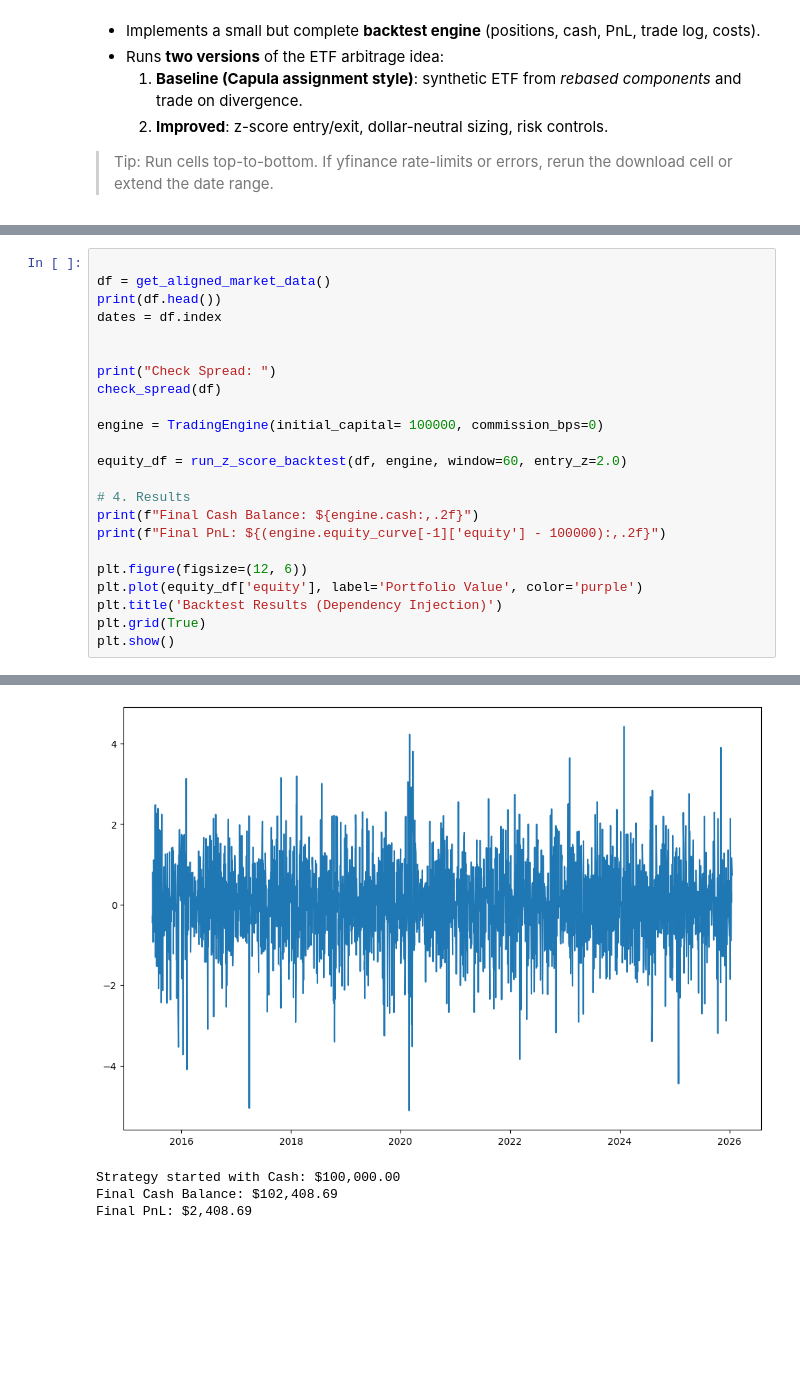
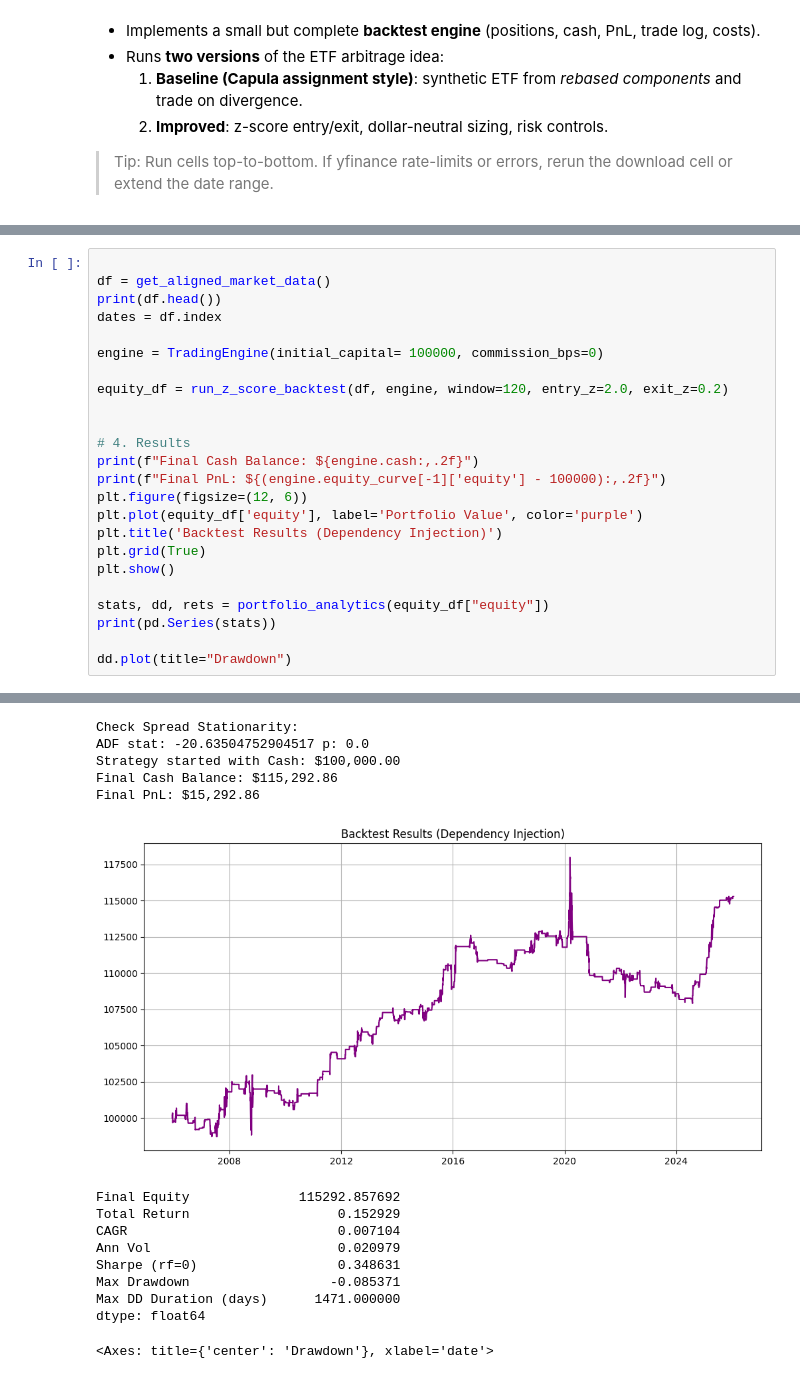
Before and after one commit to weiyuanoh/FYP, a Jupyter notebook: genk_etf_arbitrage_yfinance_demo.ipynb, the cells around one changed output, grey strips where cells are left out. Cells and saved outputs as stored; diff of their text form; blank space fills up the shorter version.

```diff
--- a/genk_etf_arbitrage_yfinance_demo.ipynb
+++ b/genk_etf_arbitrage_yfinance_demo.ipynb
@@ -293,22 +320,23 @@ df = get_aligned_market_data()
 print(df.head())
 dates = df.index
 
-
-print("Check Spread: ")
-check_spread(df)
-
 engine = TradingEngine(initial_capital= 100000, commission_bps=0)
 
-equity_df = run_z_score_backtest(df, engine, window=60, entry_z=2.0)
+equity_df = run_z_score_backtest(df, engine, window=120, entry_z=2.0, exit_z=0.2)
+
 
 # 4. Results
 print(f"Final Cash Balance: ${engine.cash:,.2f}")
 print(f"Final PnL: ${(engine.equity_curve[-1]['equity'] - 100000):,.2f}")
-
 plt.figure(figsize=(12, 6))
 plt.plot(equity_df['equity'], label='Portfolio Value', color='purple')
 plt.title('Backtest Results (Dependency Injection)')
 plt.grid(True)
 plt.show()
+
+stats, dd, rets = portfolio_analytics(equity_df["equity"])
+print(pd.Series(stats))
+
+dd.plot(title="Drawdown")
 # %% [output]
 Downloading data for 5 stocks + XLE...
@@ -326,4 +363,15 @@ Check Spread:
+Check Spread Stationarity:
+ADF stat: -20.63504752904517 p: 0.0
+Strategy started with Cash: $100,000.00
+Final Cash Balance: $115,292.86
+Final PnL: $15,292.86
-[figure, old version]
+[figure, new version]
-Strategy started with Cash: $100,000.00
-Final Cash Balance: $102,408.69
-Final PnL: $2,408.69
+Final Equity              115292.857692
+Total Return                   0.152929
+CAGR                           0.007104
+Ann Vol                        0.020979
+Sharpe (rf=0)                  0.348631
+Max Drawdown                  -0.085371
+Max DD Duration (days)      1471.000000
+dtype: float64
+<Axes: title={'center': 'Drawdown'}, xlabel='date'>
```
Also changed, not shown: parts of 3 cells of this notebook.
